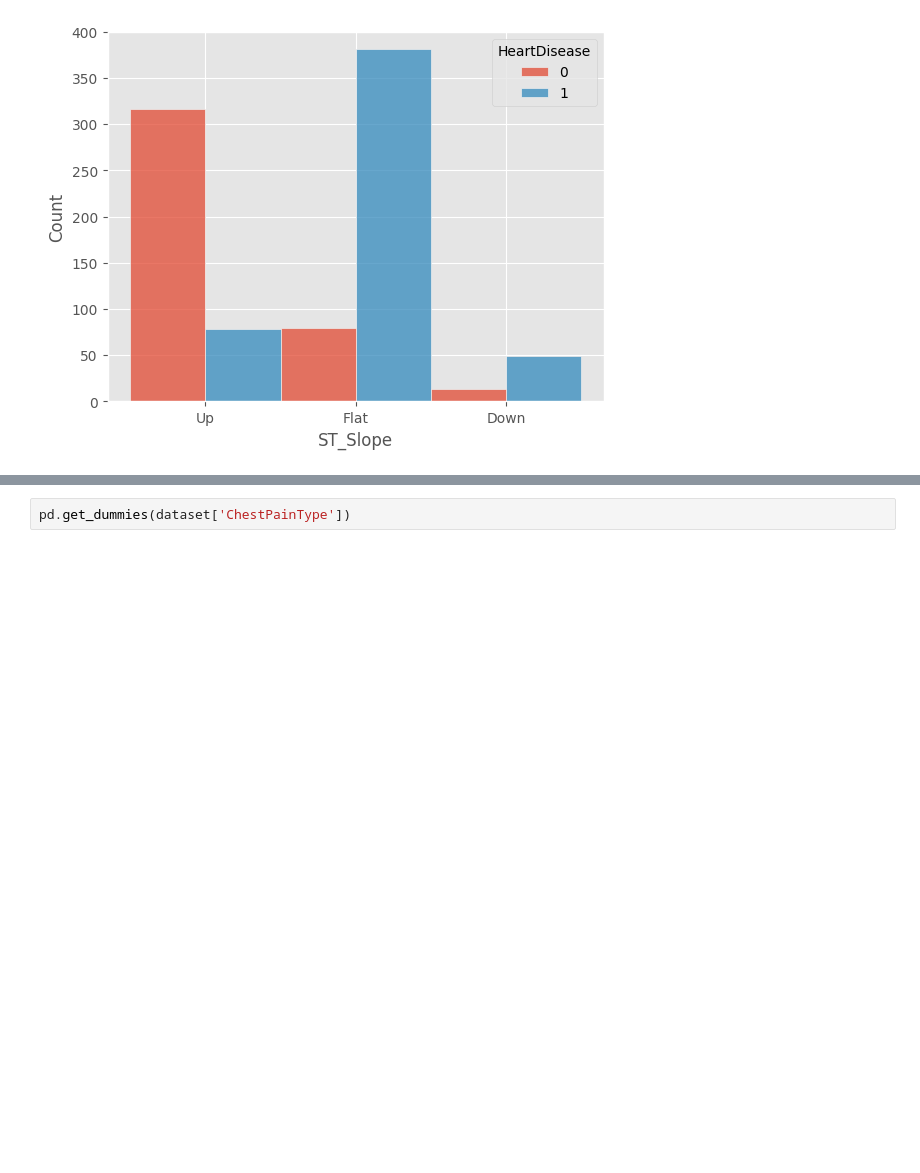
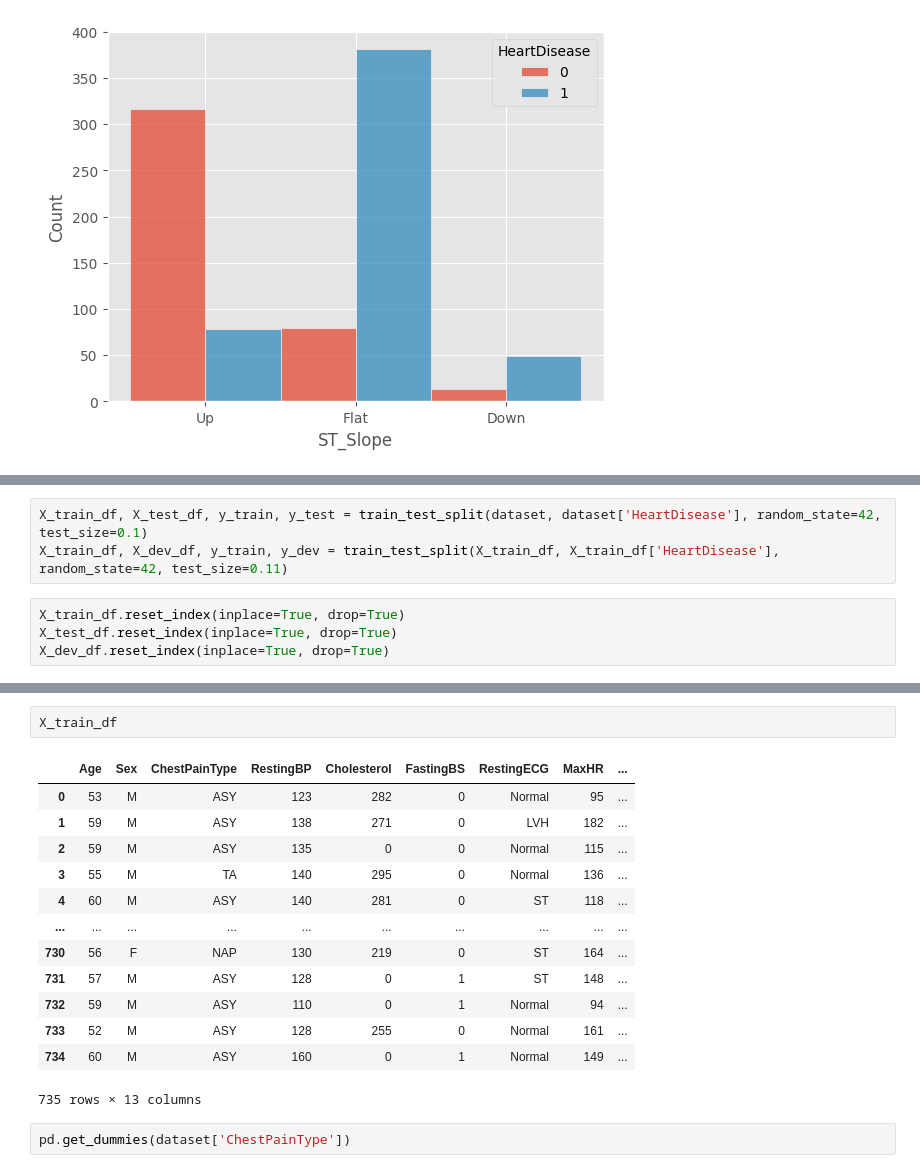
Before and after one commit to alditus/machine_learning_projects, a Jupyter notebook: heart_disease_dataset/heart_disease_data_cleaning.ipynb, the cells around one changed output, grey strips where cells are left out. Cells and saved outputs as stored; diff of their text form; blank space fills up the shorter version.

```diff
--- a/heart_disease_dataset/heart_disease_data_cleaning.ipynb
+++ b/heart_disease_dataset/heart_disease_data_cleaning.ipynb
@@ -345,0 +364,7 @@ sns.histplot(dataset, x='ST_Slope', hue='HeartDisease', multiple='dodge')
+# %%
+X_train_df, X_test_df, y_train, y_test = train_test_split(dataset, dataset['HeartDisease'], random_state=42, test_size=0.1)
+X_train_df, X_dev_df, y_train, y_dev = train_test_split(X_train_df, X_train_df['HeartDisease'], random_state=42, test_size=0.11)
+# %%
+X_train_df.reset_index(inplace=True, drop=True)
+X_test_df.reset_index(inplace=True, drop=True)
+X_dev_df.reset_index(inplace=True, drop=True)
@@ -346,3 +662,19 @@ sns.histplot(dataset, x='ST_Slope', hue='HeartDisease', multiple='dodge')
+# %%
+X_train_df
+# %% [output]
+|  | Age | Sex | ChestPainType | RestingBP | Cholesterol | FastingBS | RestingECG | MaxHR | ... |
+| 0 | 53 | M | ASY | 123 | 282 | 0 | Normal | 95 | ... |
+| 1 | 59 | M | ASY | 138 | 271 | 0 | LVH | 182 | ... |
+| 2 | 59 | M | ASY | 135 | 0 | 0 | Normal | 115 | ... |
+| 3 | 55 | M | TA | 140 | 295 | 0 | Normal | 136 | ... |
+| 4 | 60 | M | ASY | 140 | 281 | 0 | ST | 118 | ... |
+| ... | ... | ... | ... | ... | ... | ... | ... | ... | ... |
+| 730 | 56 | F | NAP | 130 | 219 | 0 | ST | 164 | ... |
+| 731 | 57 | M | ASY | 128 | 0 | 1 | ST | 148 | ... |
+| 732 | 59 | M | ASY | 110 | 0 | 1 | Normal | 94 | ... |
+| 733 | 52 | M | ASY | 128 | 255 | 0 | Normal | 161 | ... |
+| 734 | 60 | M | ASY | 160 | 0 | 1 | Normal | 149 | ... |
+735 rows × 13 columns
 # %%
 pd.get_dummies(dataset['ChestPainType'])
 # %% [output]
```
Also changed, not shown: parts of 50 cells of this notebook.
